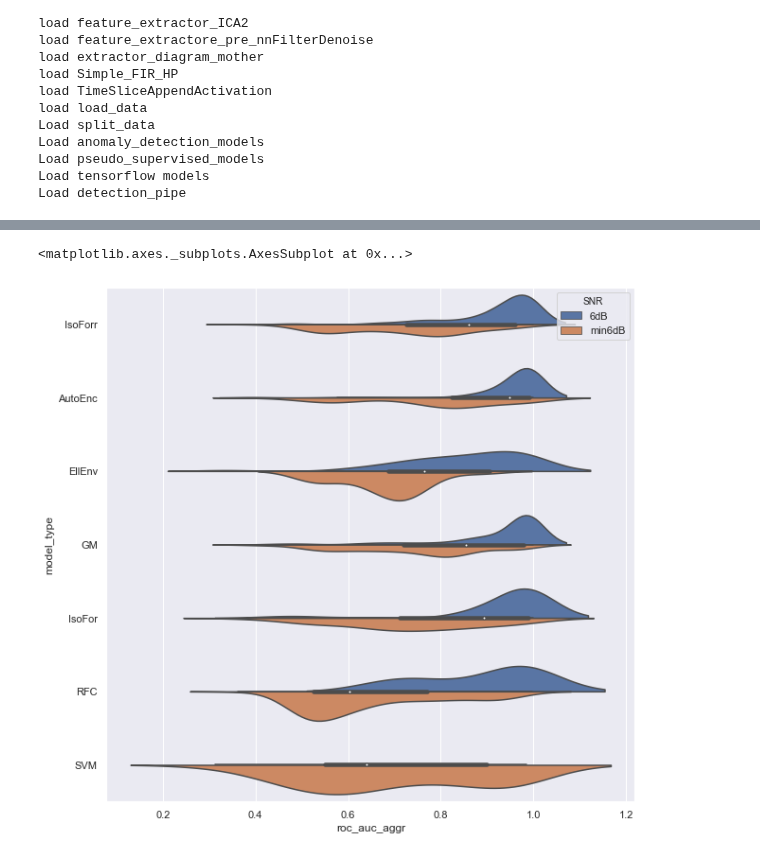
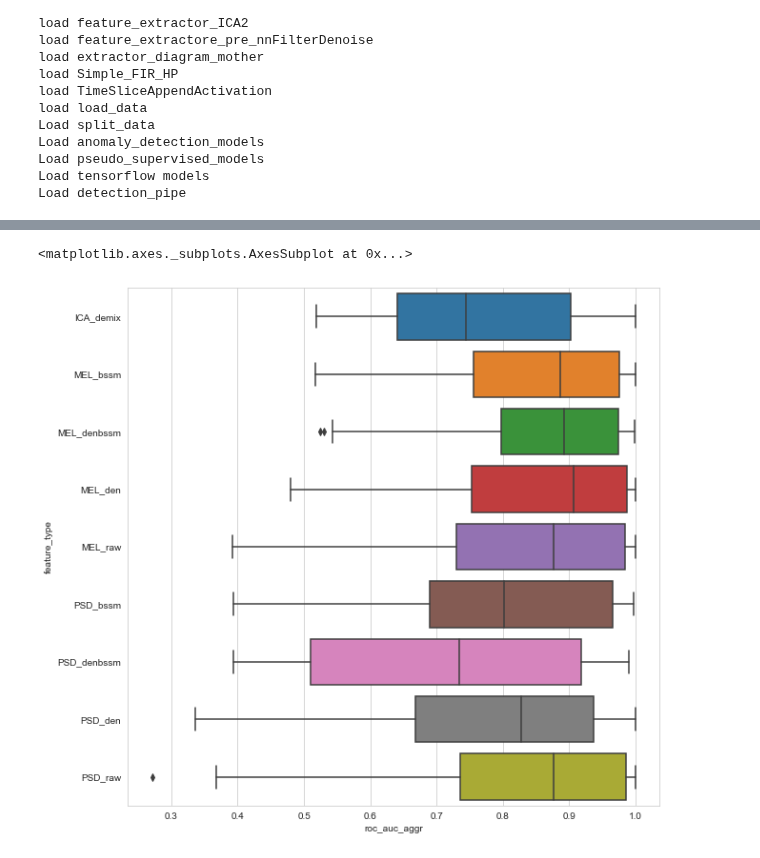
Before and after one commit to BA-HanseML/NF_Prj_MIMII_Dataset, a Jupyter notebook: modeling/unsupervised/model_exploration.ipynb, the cells around one changed output, grey strips where cells are left out. Cells and saved outputs as stored; diff of their text form; code cells hidden in the pictures.

Commit message:
updated model exploration

```diff
--- a/modeling/unsupervised/model_exploration.ipynb
+++ b/modeling/unsupervised/model_exploration.ipynb
@@ -15,7 +15,7 @@ from tqdm import tqdm
 import os
 import glob
 import seaborn as sns
-sns.set()
+sns.set_style("whitegrid")
 # %% [output]
 load feature_extractor_mother
 load feature_extractor_mel_spectra
@@ -86,11 +86,11 @@ def read_pipes(name='models_aggregated.pkl'):
 
     df_tmp.drop_duplicates(subset=['ID', 'SNR', 'feat_function', 'feature_type', 'index',
     'machine', 'model_max_features', 'model_n_estimators', 'model_path',
-    'model_random_state', 'model_type', 'model_max_depth', 'model_C', 'model_degree',
+    'model_random_state', 'model_type', 'model_C', 'model_degree',
     'model_kernel', 'model_n_jobs', 'model_epochs', 'model_contamination',
     'feat_frames', 'model_n_components', 'activation_type'])
 
-    return df
+    return df_tmp
 # %%
 name = 'models_agg.dataframe'
 if not os.path.exists(name):
@@ -108,6 +114,6 @@ sns.violinplot(data=df, x='roc_auc_aggr', y='model_type', hue='activation_type',
 # %%
 plt.figure(figsize=(10,10))
-sns.violinplot(data=df, x='roc_auc_aggr', y='model_type', hue='SNR', split=True)
+sns.boxplot(data=df, x='roc_auc_aggr', y='feature_type')
 # %% [output]
 <matplotlib.axes._subplots.AxesSubplot at 0x...>
-[figure, old version]
+[figure, new version]
```
Also changed, not shown: parts of 11 cells of this notebook, 2 other files.
